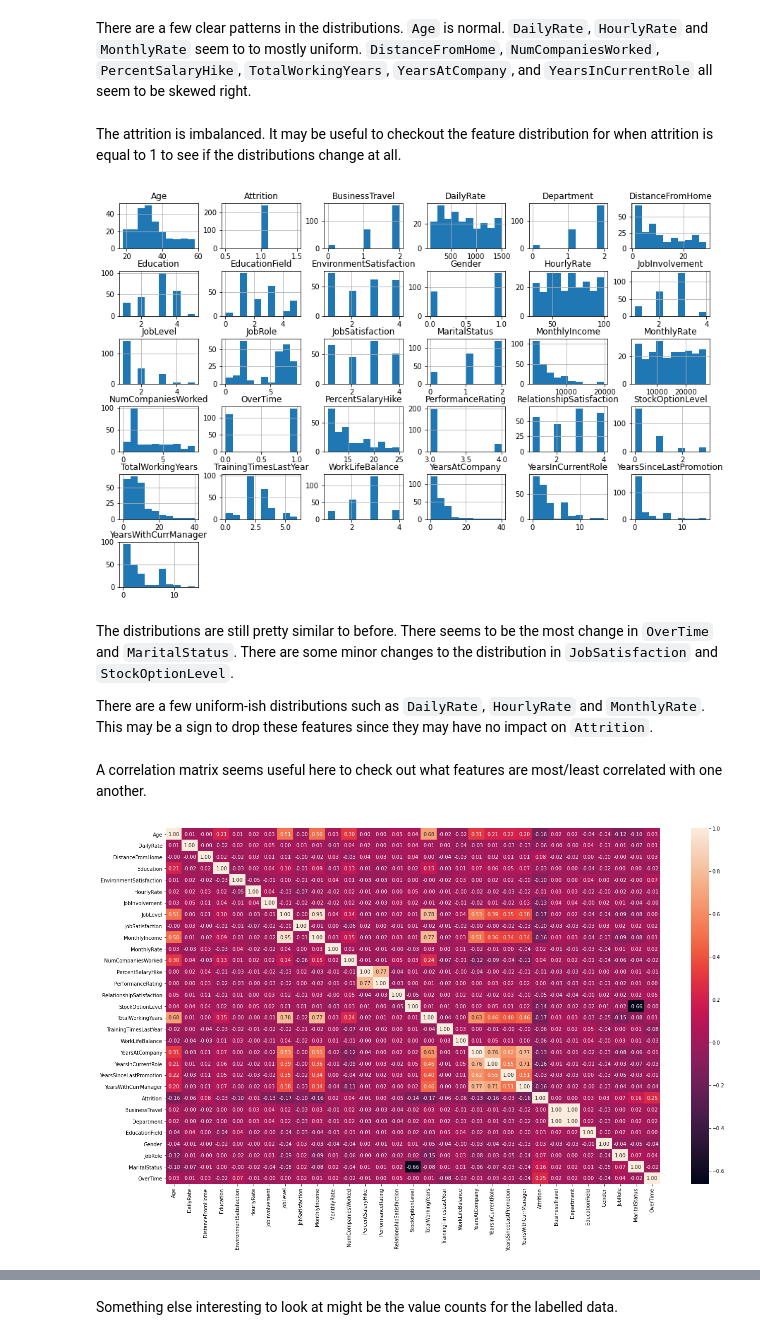
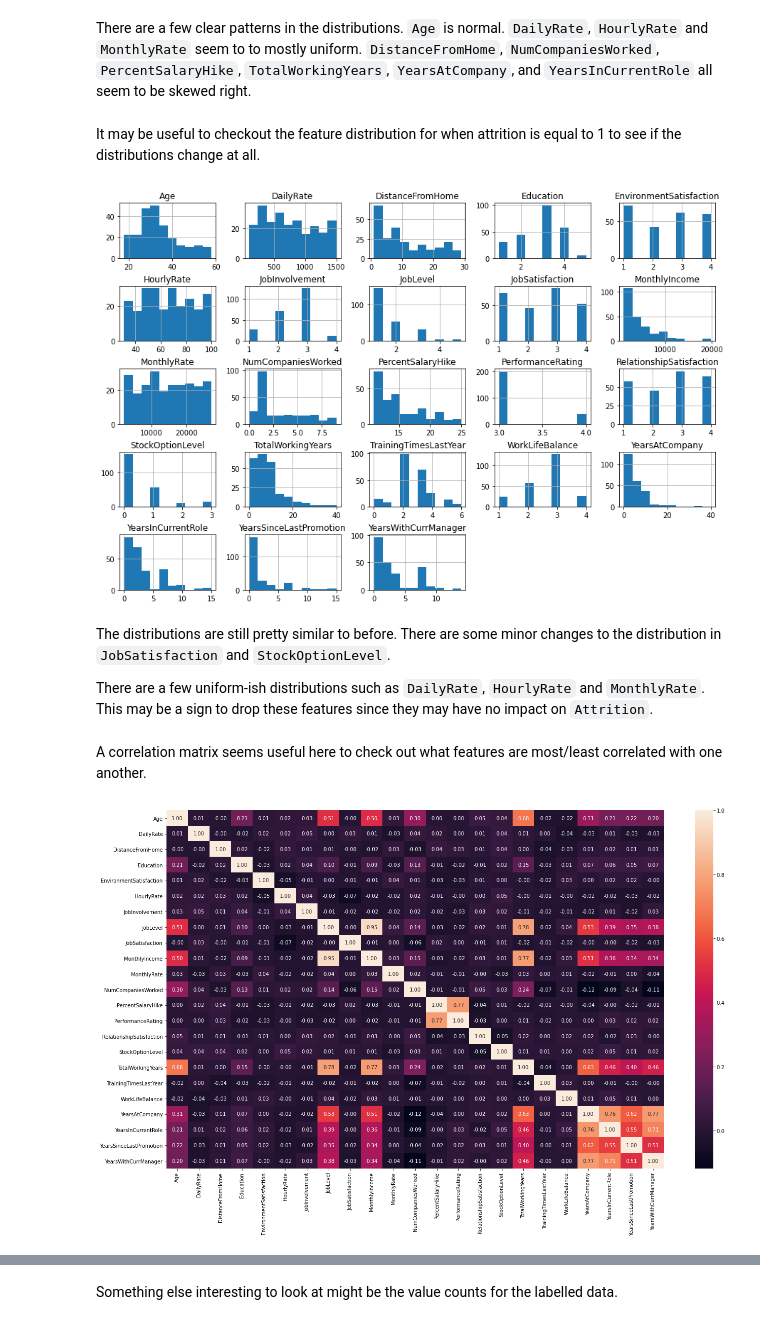
Before and after one commit to ixc9907/Springboard, a Jupyter notebook: IBM_Employee_Attrition/notebooks/eda.ipynb, the cells around one changed output, grey strips where cells are left out. Saved outputs shown, nothing was run; the diff lists cells and outputs as text; code cells hidden in the pictures.

```diff
--- a/IBM_Employee_Attrition/notebooks/eda.ipynb
+++ b/IBM_Employee_Attrition/notebooks/eda.ipynb
@@ -28,22 +28,22 @@ plt.subplots_adjust(hspace=0.5)
 # %% [markdown]
 There are a few clear patterns in the distributions. `Age` is normal. `DailyRate`, `HourlyRate` and `MonthlyRate` seem to to mostly uniform. `DistanceFromHome`, `NumCompaniesWorked`, `PercentSalaryHike`, `TotalWorkingYears`, `YearsAtCompany`, and `YearsInCurrentRole` all seem to be skewed right.
 # %% [markdown]
-The attrition is imbalanced. It may be useful to checkout the feature distribution for when attrition is equal to 1 to see if the distributions change at all.
+It may be useful to checkout the feature distribution for when attrition is equal to 1 to see if the distributions change at all.
 # %%
-encoded_data[encoded_data['Attrition']==1].hist(figsize=(15,10))
+data[data['Attrition']=='Yes'].hist(figsize=(15,10))
 plt.subplots_adjust(hspace=0.5)
 # %% [output]
-[figure, old version]
+[figure, new version]
 # %% [markdown]
-The distributions are still pretty similar to before. There seems to be the most change in `OverTime` and `MaritalStatus`. There are some minor changes to the distribution in `JobSatisfaction` and `StockOptionLevel`.
+The distributions are still pretty similar to before. There are some minor changes to the distribution in `JobSatisfaction` and `StockOptionLevel`.
 
 There are a few uniform-ish distributions such as `DailyRate`, `HourlyRate` and `MonthlyRate`. This may be a sign to drop these features since they may have no impact on `Attrition`.
 # %% [markdown]
 A correlation matrix seems useful here to check out what features are most/least correlated with one another.
 # %%
 plt.subplots(figsize=(22, 13))
-sns.heatmap(encoded_data.corr(), annot=True, fmt='.2f')
+sns.heatmap(data.corr(), annot=True, fmt='.2f')
 plt.show()
 # %% [output]
-[figure, old version]
+[figure, new version]
 # %% [markdown]
```
Also changed, not shown: parts of 9 cells of this notebook, 11 other files.
